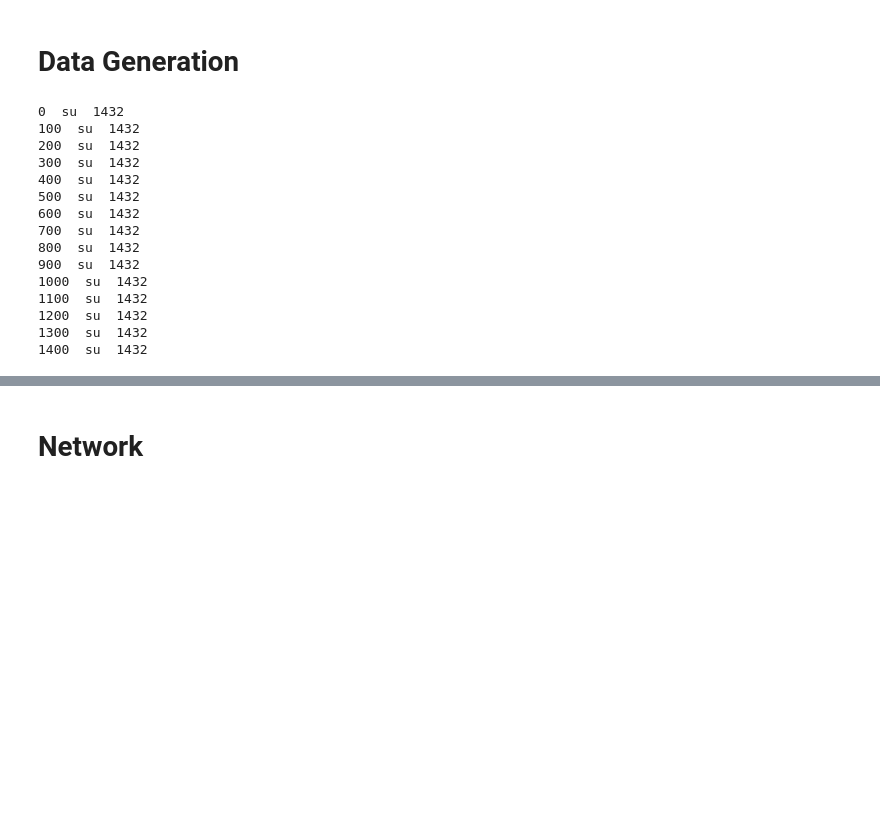
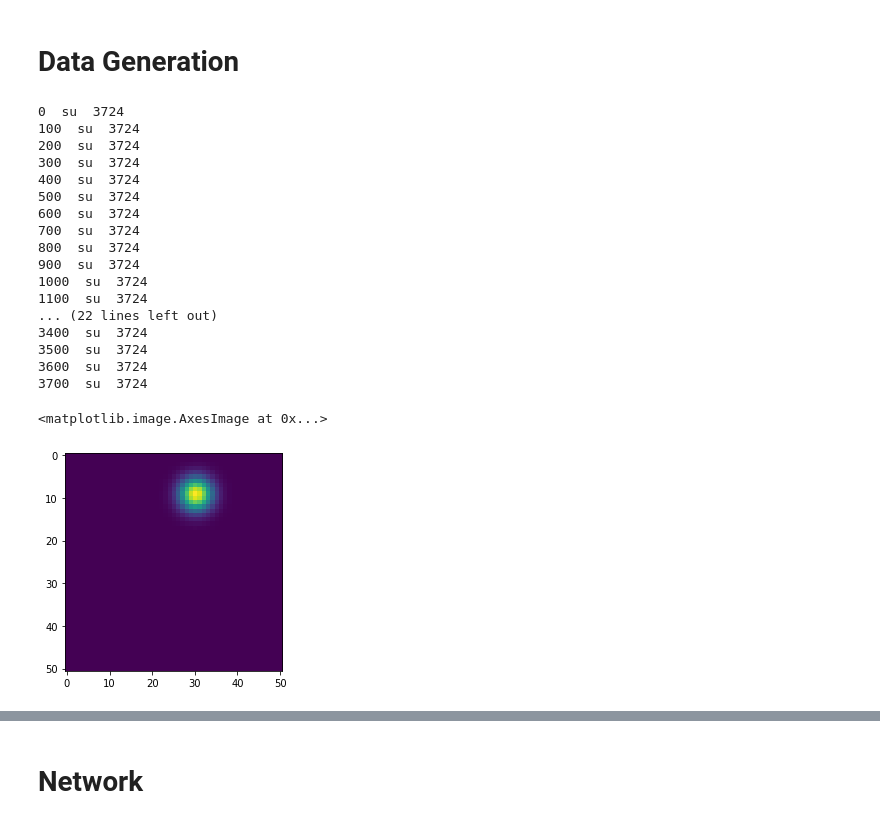
Before and after one commit to pietro-sillano/SindyPendulum, a Jupyter notebook: pendulum-sindy-nuovo.ipynb, the cells around one changed output, grey strips where cells are left out. Drawn from its saved outputs; the diff is of its cells as text; code cells hidden in the pictures; blank space fills up the shorter version.

```diff
--- a/pendulum-sindy-nuovo.ipynb
+++ b/pendulum-sindy-nuovo.ipynb
@@ -29,9 +28,4 @@ from sindy_library import SINDyLibrary
 # %%
-import os
-import argparse, sys
-import numpy as np
-from scipy.integrate import odeint
-
 def pend(y, t,):
     theta, omega = y
     dydt = [omega, - np.sin(theta)]
@@ -84,15 +78,7 @@ def image_gen(ics):
 
         temp = []
         for i in range(len(omega)):
-            #exp = np.exp(- 20 *((xx - np.cos(omega[i] + np.pi/2))*(xx -
-            #    np.cos(omega[i] +np.pi/2))) - 20 * ((yy -np.sin(omega[i]+np.pi/2))*(yy -np.sin(omega[i]+np.pi/2))))
-
-            #z = -20*(2*(xx - np.cos(theta[i]-np.pi/2))*np.sin(theta[i]-np.pi/2)*omega[i]
-            #            + 2*(yy - np.sin(theta[i]-np.pi/2))*(-np.cos(theta[i]-np.pi/2))*omega[i])
-            #z = z*exp
-            #z = ((z - np.min(z))/(np.max(z)-np.min(z)))
-
-            exp = 2 * omega[i]*(np.cos(theta[i]+ np.pi/2) - np.sin(theta[i] + np.pi/2))
+            exp = -20 * 2 * omega[i]*(np.cos(theta[i]+ np.pi/2) - np.sin(theta[i] + np.pi/2))
             z = np.exp(- 20 *((xx - np.cos(theta[i] + np.pi/2))*(xx -
                 np.cos(theta[i] +np.pi/2))) - 20 * ((yy -np.sin(theta[i]+np.pi/2))*(yy -np.sin(theta[i]+np.pi/2))))
             z = z * exp
@@ -102,7 +88,7 @@ def image_gen(ics):
 
     return data,data2
 # %%
-n_ics=50
+n_ics=80
 
 #COSTANTI e PARAMETRI
 ta = 0.
@@ -124,24 +110,23 @@ data,data2 = image_gen(ics)
 
 #questo reshape serve per mandare al autoencoder delle immagini flat
 #TODO verifica che sia corretto questo rehsape --> dovrebb essere ok fatto prova su colab
-data = data.reshape((len(ics) * len(t),NX * NY))
-data2 = data2.reshape((len(ics) * len(t),NX * NY))
-
-X = data
-Xdot = data2
+X = data.reshape((len(ics) * len(t),NX * NY))
+Xdot = data2.reshape((len(ics) * len(t),NX * NY))
 # %% [output]
-0  su  1432
-100  su  1432
-200  su  1432
-300  su  1432
-400  su  1432
-500  su  1432
-600  su  1432
-700  su  1432
-800  su  1432
-900  su  1432
-1000  su  1432
-1100  su  1432
-1200  su  1432
-1300  su  1432
-1400  su  1432
+0  su  3724
+100  su  3724
+200  su  3724
+300  su  3724
+400  su  3724
+500  su  3724
+600  su  3724
+700  su  3724
+800  su  3724
+900  su  3724
+1000  su  3724
+1100  su  3724
+... (22 lines left out)
+3400  su  3724
+3500  su  3724
+3600  su  3724
+3700  su  3724
@@ -168,0 +133,5 @@ rc
+# %%
+plt.imshow(X[123].reshape((51,51)))
+# %% [output]
+<matplotlib.image.AxesImage at 0x...>
+[figure, added]
```
Also changed, not shown: parts of 30 cells of this notebook, 7 other files.
